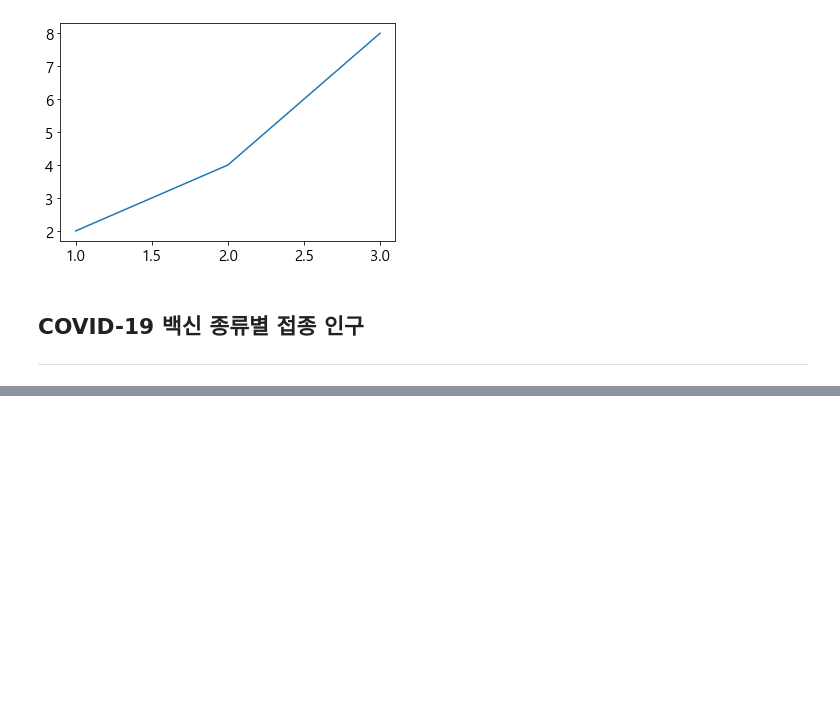
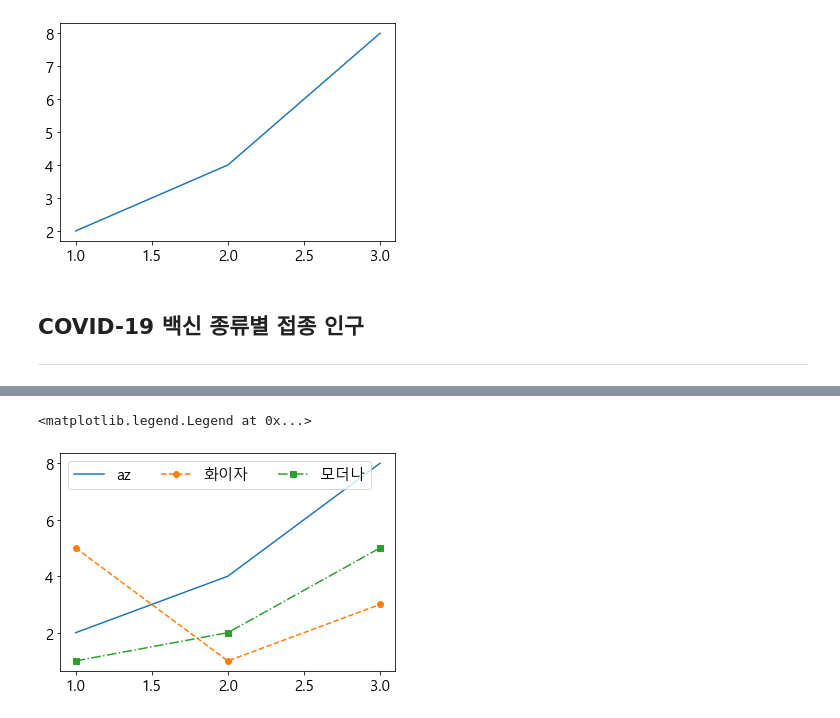
Before and after one commit to kimwoongasd/Data-analysis-and-visualization, a Jupyter notebook: Matplotlib/07. 여러 데이터.ipynb, the cells around one changed output, grey strips where cells are left out. Saved outputs shown, nothing was run; the diff lists cells and outputs as text; code cells hidden in the pictures; blank space fills up the shorter version.

Commit message:
Graph basic

```diff
--- a/Matplotlib/07. 여러 데이터.ipynb
+++ b/Matplotlib/07. 여러 데이터.ipynb
@@ -44,6 +44,9 @@ plt.legend()
 # %%
 plt.plot(days, az, label="az")
 plt.plot(days, pfizer, label="화이자", marker="o", ls="--")
 plt.plot(days, moderna, label="모더나", marker="s", ls="-.")
 
-plt.legend()
+plt.legend(ncol=3) # 가로로 3개 표시됨
+# %% [output]
+<matplotlib.legend.Legend at 0x...>
+[figure, added]
```
Also changed, not shown: parts of 2 cells of this notebook, 1 other file.
